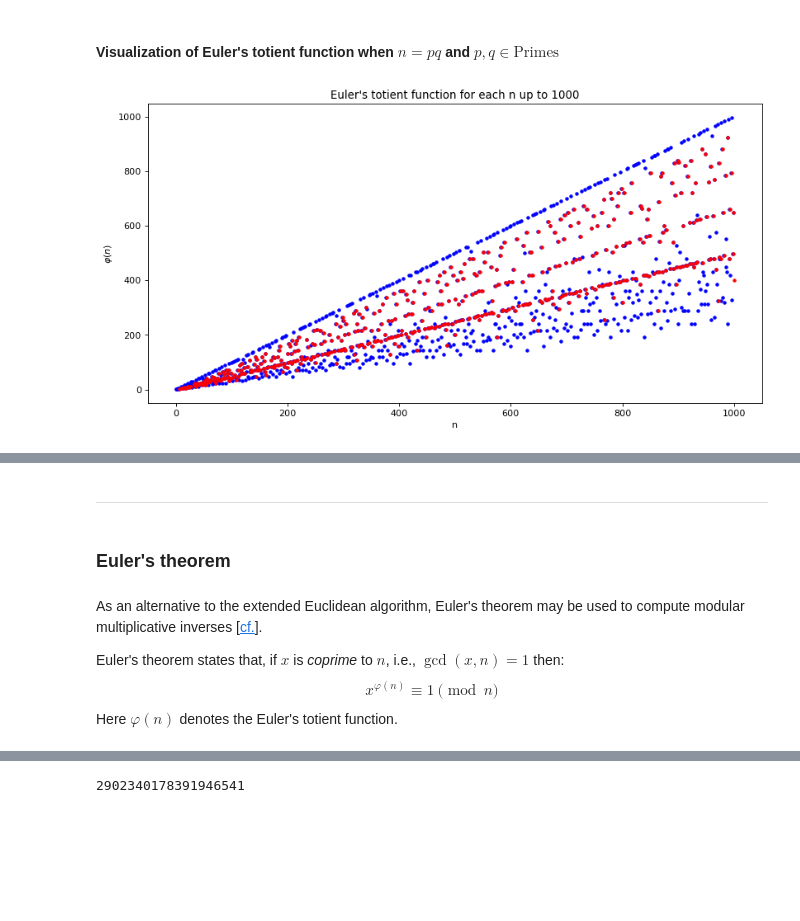
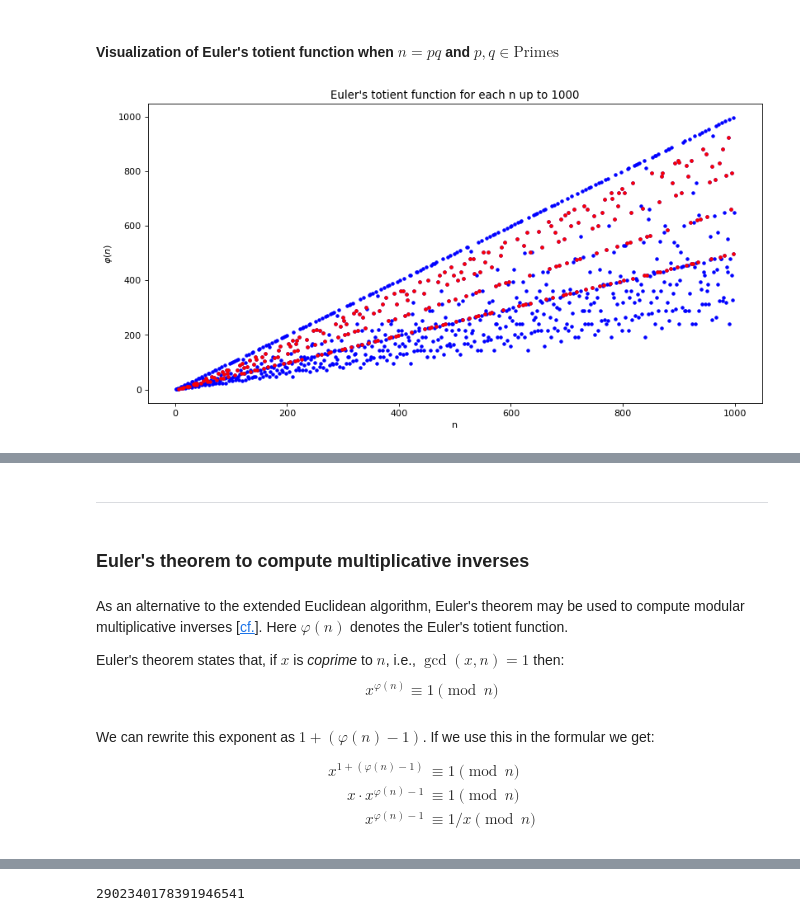
Before and after one commit to kernoelpanic/cryptography-engineering-source-code-books, a Jupyter notebook: Number_Theory_I.ipynb, the cells around one changed output, grey strips where cells are left out. Drawn from its saved outputs; the diff is of its cells as text; code cells hidden in the pictures; blank space fills up the shorter version.

```diff
--- a/Number_Theory_I.ipynb
+++ b/Number_Theory_I.ipynb
@@ -299,7 +301,7 @@ for i in range(1,a+1):
 # %% [output]
 1*100,2*50,4*25,5*20,10*10,20*5,25*4,50*2,100*1,
 # %%
-for i in range(1,math.ceil(math.sqrt(a))):
+for i in range(1,math.isqrt(a)+1): # include sqrt(a) int part itself
     if a % i == 0:
         print(f"{i}*{a // i}",end=",")
 # %% [output]
@@ -1134,23 +1153,23 @@ assert euler_phi(n) == (p-1)*(q-1) # Number of invertable elements $\varphi(n)$
 # %%
 import matplotlib.pyplot as plt
 n=1000
 two_prime_factors = list()
 euler_phi_result_for_two_factors = list()
 for i in range(1,n+1):
     factors = factor(i)
-    if len(factors) == 2:
+    if len(factors) == 2 and all(e == 1 for _, e in factors): # n = p*q with distinct primes p, q with occurance e=1
         two_prime_factors.append(i)
         euler_phi_result_for_two_factors.append(euler_phi(i))
 plt.figure(figsize=(12, 6), dpi=80)
 plt.title(f"Euler's totient function for each n up to {n}")
 plt.xlabel('n')
 plt.ylabel('$\\varphi(n)$')
-plt.plot([int(euler_phi(i)) for i in range(1,n)], 'b.')
+plt.plot(list(range(1,n)), [int(euler_phi(i)) for i in range(1,n)], 'b.')
 plt.plot(two_prime_factors,euler_phi_result_for_two_factors, 'r.')
 plt.savefig("./figures/phi_pq.png")
 #plt.show()
 # %% [output]
-[figure, old version]
+[figure, new version]
 # %% [markdown]
 <p style="text-align:center">
 <img src="./figures/phi_pq.png" alt="phi of n when n prime" width="800">
@@ -1161,13 +1180,21 @@ Phi of n, when n is the product of two primes the dot is colored red
 # %% [markdown]
 ______
 # %% [markdown]
-### Euler's theorem
+### Euler's theorem to compute multiplicative inverses
 # %% [markdown]
-As an alternative to the extended Euclidean algorithm, Euler's theorem may be used to compute modular multiplicative inverses [[cf.](https://en.wikipedia.org/wiki/Modular_multiplicative_inverse)].
+As an alternative to the extended Euclidean algorithm, Euler's theorem may be used to compute modular multiplicative inverses [[cf.](https://en.wikipedia.org/wiki/Modular_multiplicative_inverse)]. Here $\varphi(n)$ denotes the Euler's totient function.
 
 Euler's theorem states that, if $x$ is *coprime* to $ n $, i.e., $\gcd(x,n)=1$ then:
 $$
 x^{\varphi(n)} \equiv 1 \pmod n
 $$
-Here $\varphi(n)$ denotes the Euler's totient function.
+# %% [markdown]
+We can rewrite this exponent as $ 1 + (\varphi(n) - 1) $. If we use this in the formular we get:
+$$
+\begin{align*}
+x^{1 + (\varphi(n) - 1)} &\equiv 1 \pmod n \\
+x\cdot x^{\varphi(n) - 1} &\equiv 1 \pmod n \\
+x^{\varphi(n) - 1} &\equiv 1/x \pmod n
+\end{align*}
+$$
 # %% [markdown]
```
Also changed, not shown: parts of 93 cells of this notebook, 3 other files.
